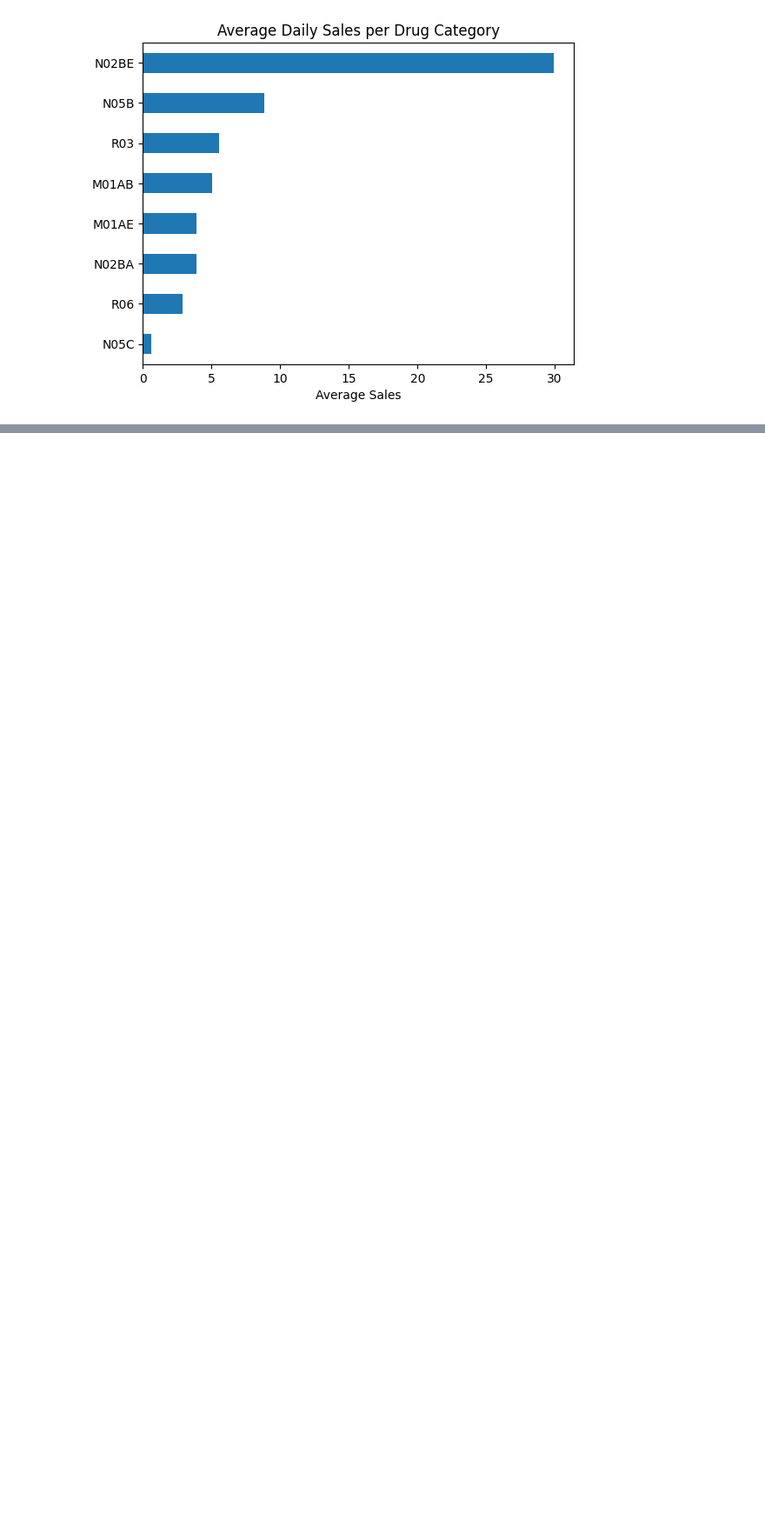
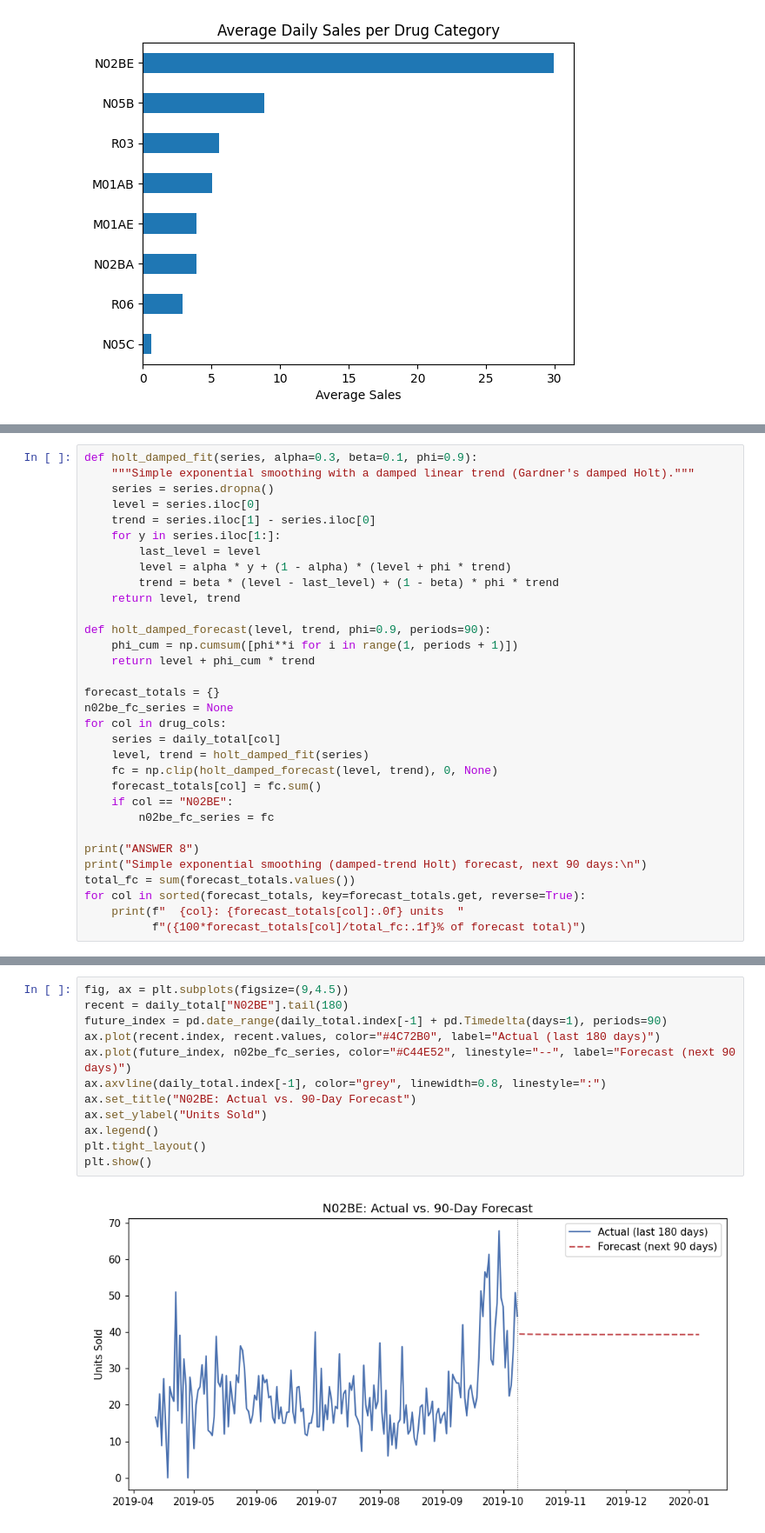
Before and after one commit to diti39/Project-Data-Analysis-Visualization, a Jupyter notebook: Analysing-pharmaceutical-sales-data/Analysing-pharmaceutical-sales-data.ipynb, the cells around one changed output, grey strips where cells are left out. Shown at 87% size. Cells and saved outputs as stored; diff of their text form; blank space fills up the shorter version.

```diff
--- a/Analysing-pharmaceutical-sales-data/Analysing-pharmaceutical-sales-data.ipynb
+++ b/Analysing-pharmaceutical-sales-data/Analysing-pharmaceutical-sales-data.ipynb
@@ -157,0 +334,32 @@ dtype: float64
+# %%
+def holt_damped_fit(series, alpha=0.3, beta=0.1, phi=0.9):
+    """Simple exponential smoothing with a damped linear trend (Gardner's damped Holt)."""
+    series = series.dropna()
+    level = series.iloc[0]
+    trend = series.iloc[1] - series.iloc[0]
+    for y in series.iloc[1:]:
+        last_level = level
+        level = alpha * y + (1 - alpha) * (level + phi * trend)
+        trend = beta * (level - last_level) + (1 - beta) * phi * trend
+    return level, trend
+
+def holt_damped_forecast(level, trend, phi=0.9, periods=90):
+    phi_cum = np.cumsum([phi**i for i in range(1, periods + 1)])
+    return level + phi_cum * trend
+
+forecast_totals = {}
+n02be_fc_series = None
+for col in drug_cols:
+    series = daily_total[col]
+    level, trend = holt_damped_fit(series)
+    fc = np.clip(holt_damped_forecast(level, trend), 0, None)
+    forecast_totals[col] = fc.sum()
+    if col == "N02BE":
+        n02be_fc_series = fc
+
+print("ANSWER 8")
+print("Simple exponential smoothing (damped-trend Holt) forecast, next 90 days:\n")
+total_fc = sum(forecast_totals.values())
+for col in sorted(forecast_totals, key=forecast_totals.get, reverse=True):
+    print(f"  {col}: {forecast_totals[col]:.0f} units  "
+          f"({100*forecast_totals[col]/total_fc:.1f}% of forecast total)")
@@ -157,0 +378,14 @@ dtype: float64
+# %%
+fig, ax = plt.subplots(figsize=(9,4.5))
+recent = daily_total["N02BE"].tail(180)
+future_index = pd.date_range(daily_total.index[-1] + pd.Timedelta(days=1), periods=90)
+ax.plot(recent.index, recent.values, color="#4C72B0", label="Actual (last 180 days)")
+ax.plot(future_index, n02be_fc_series, color="#C44E52", linestyle="--", label="Forecast (next 90 days)")
+ax.axvline(daily_total.index[-1], color="grey", linewidth=0.8, linestyle=":")
+ax.set_title("N02BE: Actual vs. 90-Day Forecast")
+ax.set_ylabel("Units Sold")
+ax.legend()
+plt.tight_layout()
+plt.show()
+# %% [output]
+[figure, added]
```
Also changed, not shown: parts of 20 cells of this notebook.
